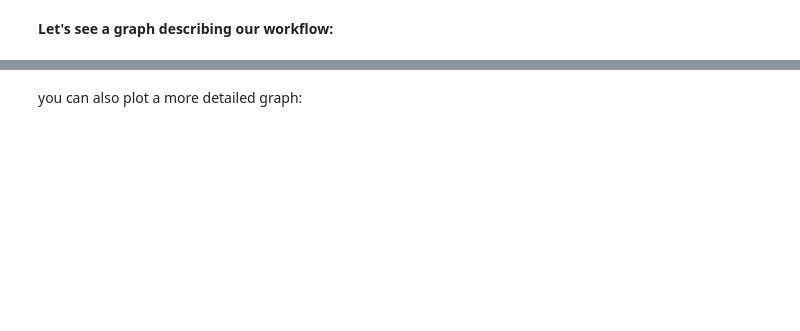
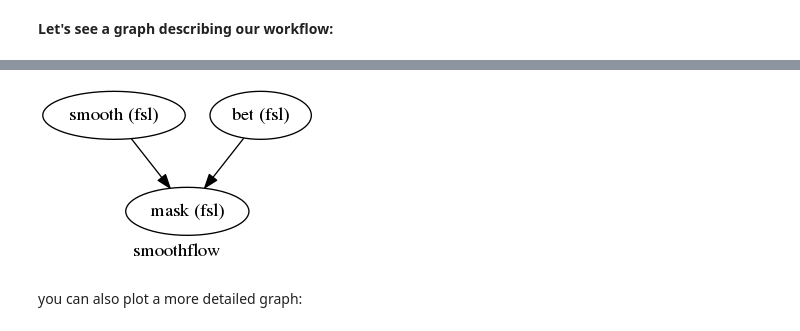
Before and after one commit to ljchang/dartbrains, a Jupyter notebook: content/features/notebooks/6_Nipype_quickstart.ipynb, the cells around one changed output, grey strips where cells are left out. Drawn from its saved outputs; the diff is of its cells as text; code cells hidden in the pictures; blank space fills up the shorter version.

```diff
--- a/content/features/notebooks/6_Nipype_quickstart.ipynb
+++ b/content/features/notebooks/6_Nipype_quickstart.ipynb
@@ -205,6 +229,7 @@ wf.connect(smooth_node, "out_file", mask_node, "in_file")
 # %% [markdown]
 **Let's see a graph describing our workflow:**
 # %%
-wf.write_graph("workflow_graph.dot")
+wf.write_graph(join(output_dir, "output/working_dir/smoothflow/workflow_graph.dot"))
 from IPython.display import Image
 Image(filename=join(output_dir, "output/working_dir/smoothflow/workflow_graph.png"))
+# %% [output]
@@ -211,3 +238,4 @@ Image(filename=join(output_dir, "output/working_dir/smoothflow/workflow_graph.pn
+[figure, added]
 # %% [markdown]
 you can also plot a more detailed graph:
 # %%
```
Also changed, not shown: parts of 19 cells of this notebook, 11 other files.
